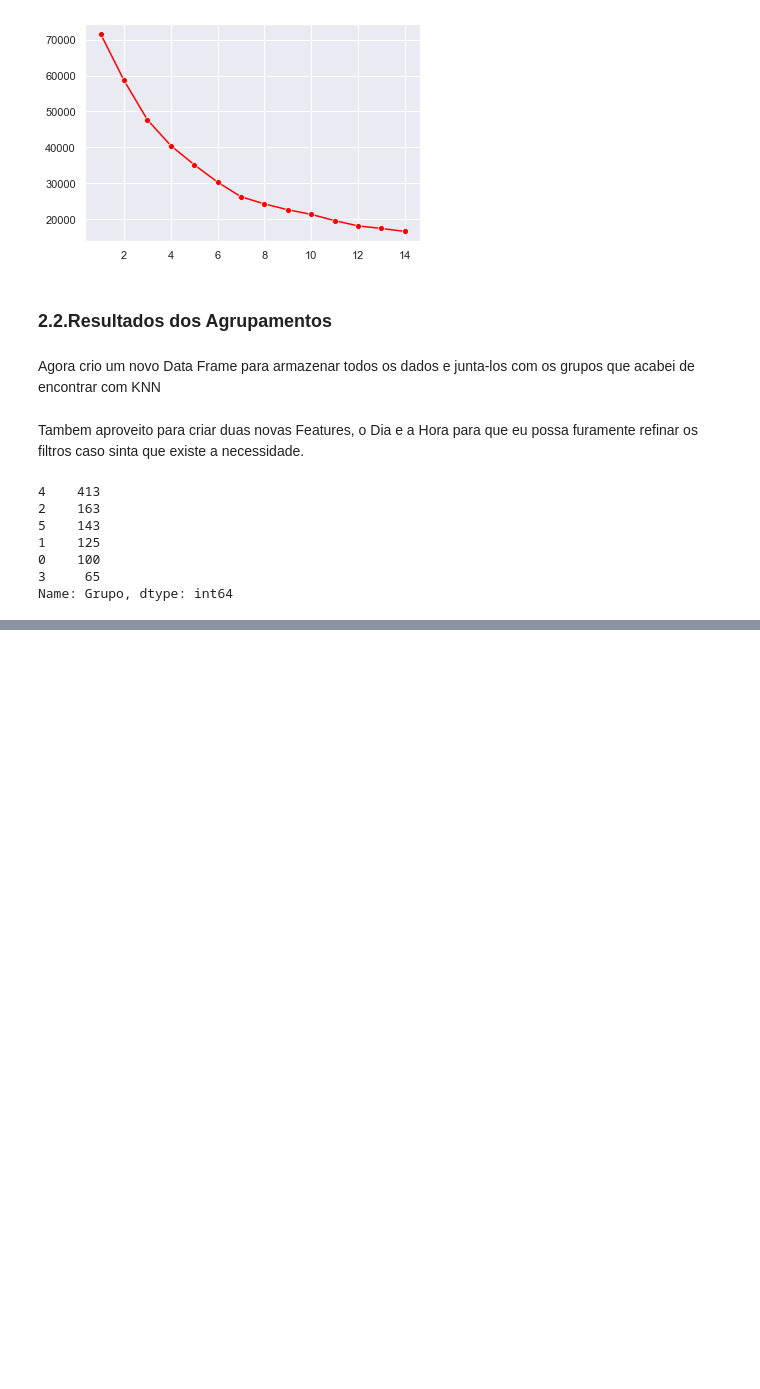
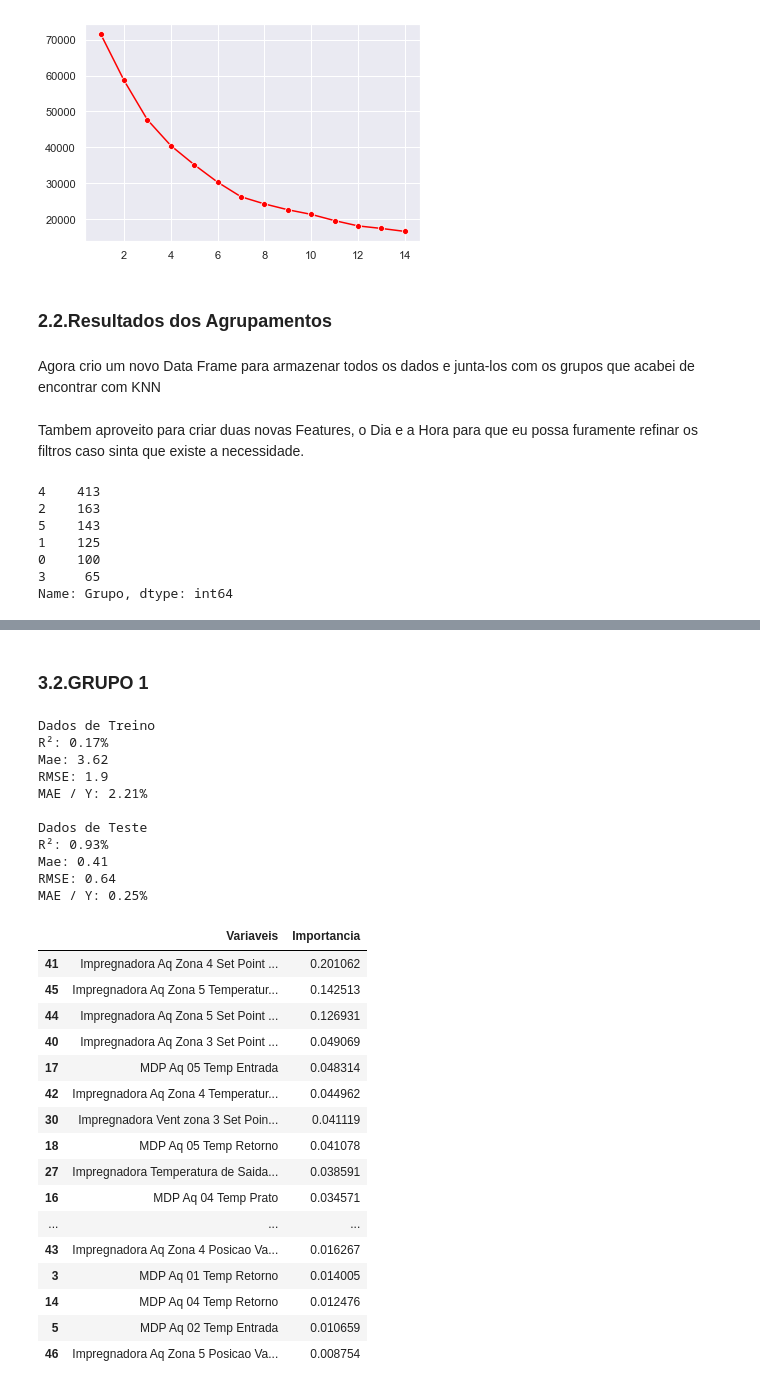
Before and after one commit to j2evaldo/impregnadora, a Jupyter notebook: trampo2.ipynb, the cells around one changed output, grey strips where cells are left out. Drawn from its saved outputs; the diff is of its cells as text; code cells hidden in the pictures; blank space fills up the shorter version.

```diff
--- a/trampo2.ipynb
+++ b/trampo2.ipynb
@@ -467,0 +313,33 @@ RMSE: 6.087771062925818
+# %% [markdown]
+### **3.2.GRUPO 1**
+# %%
+g1 = regressao(df4.query('Grupo == 1'))
+# %% [output]
+Dados de Treino
+R²: 0.17%
+Mae: 3.62
+RMSE: 1.9
+MAE / Y: 2.21%
+
+Dados de Teste
+R²: 0.93%
+Mae: 0.41
+RMSE: 0.64
+MAE / Y: 0.25%
+|  | Variaveis | Importancia |
+| 41 | Impregnadora Aq Zona 4 Set Point ... | 0.201062 |
+| 45 | Impregnadora Aq Zona 5 Temperatur... | 0.142513 |
+| 44 | Impregnadora Aq Zona 5 Set Point ... | 0.126931 |
+| 40 | Impregnadora Aq Zona 3 Set Point ... | 0.049069 |
+| 17 | MDP Aq 05 Temp Entrada | 0.048314 |
+| 42 | Impregnadora Aq Zona 4 Temperatur... | 0.044962 |
+| 30 | Impregnadora Vent zona 3 Set Poin... | 0.041119 |
+| 18 | MDP Aq 05 Temp Retorno | 0.041078 |
+| 27 | Impregnadora Temperatura de Saida... | 0.038591 |
+| 16 | MDP Aq 04 Temp Prato | 0.034571 |
+| ... | ... | ... |
+| 43 | Impregnadora Aq Zona 4 Posicao Va... | 0.016267 |
+| 3 | MDP Aq 01 Temp Retorno | 0.014005 |
+| 14 | MDP Aq 04 Temp Retorno | 0.012476 |
+| 5 | MDP Aq 02 Temp Entrada | 0.010659 |
+| 46 | Impregnadora Aq Zona 5 Posicao Va... | 0.008754 |
```
Also changed, not shown: parts of 38 cells of this notebook.
